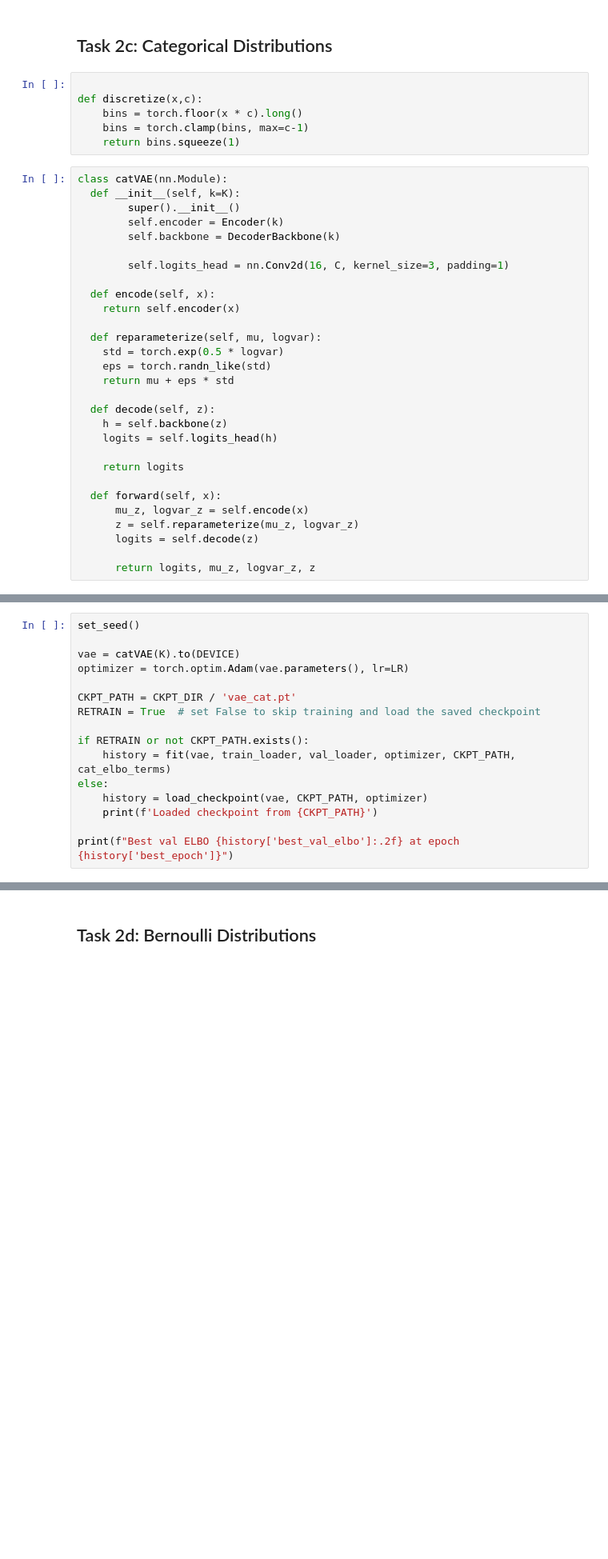
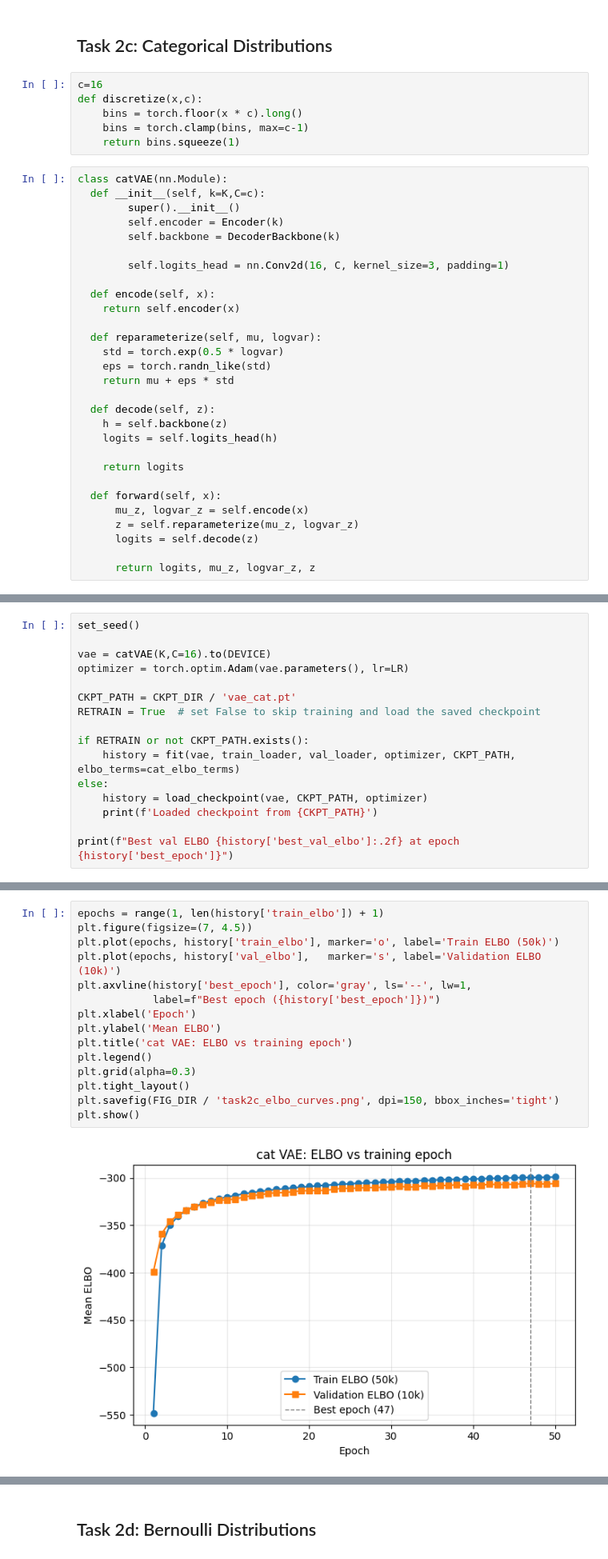
Before and after one commit to keanuLAP/GenAI-homework, a Jupyter notebook: Assignment3.ipynb, the cells around one changed output, grey strips where cells are left out. Shown at 80% size. Saved outputs shown, nothing was run; the diff lists cells and outputs as text; blank space fills up the shorter version.

```diff
--- a/Assignment3.ipynb
+++ b/Assignment3.ipynb
@@ -649,14 +681,14 @@ plt.show()
 # %% [markdown]
 ## Task 2c: Categorical Distributions
 # %%
-
+c=16
 def discretize(x,c):
     bins = torch.floor(x * c).long()
     bins = torch.clamp(bins, max=c-1)
     return bins.squeeze(1)
 # %%
 class catVAE(nn.Module):
-  def __init__(self, k=K):
+  def __init__(self, k=K,C=c):
         super().__init__()
         self.encoder = Encoder(k)
         self.backbone = DecoderBackbone(k)
@@ -703,14 +735,14 @@ def cat_elbo_terms(x, model_out):
 # %%
 set_seed()
 
-vae = catVAE(K).to(DEVICE)
+vae = catVAE(K,C=16).to(DEVICE)
 optimizer = torch.optim.Adam(vae.parameters(), lr=LR)
 
 CKPT_PATH = CKPT_DIR / 'vae_cat.pt'
 RETRAIN = True  # set False to skip training and load the saved checkpoint
 
 if RETRAIN or not CKPT_PATH.exists():
-    history = fit(vae, train_loader, val_loader, optimizer, CKPT_PATH, cat_elbo_terms)
+    history = fit(vae, train_loader, val_loader, optimizer, CKPT_PATH, elbo_terms=cat_elbo_terms)
 else:
     history = load_checkpoint(vae, CKPT_PATH, optimizer)
     print(f'Loaded checkpoint from {CKPT_PATH}')
@@ -718,0 +769,17 @@ print(f"Best val ELBO {history['best_val_elbo']:.2f} at epoch {history['best_epo
+# %%
+epochs = range(1, len(history['train_elbo']) + 1)
+plt.figure(figsize=(7, 4.5))
+plt.plot(epochs, history['train_elbo'], marker='o', label='Train ELBO (50k)')
+plt.plot(epochs, history['val_elbo'],   marker='s', label='Validation ELBO (10k)')
+plt.axvline(history['best_epoch'], color='gray', ls='--', lw=1,
+            label=f"Best epoch ({history['best_epoch']})")
+plt.xlabel('Epoch')
+plt.ylabel('Mean ELBO')
+plt.title('cat VAE: ELBO vs training epoch')
+plt.legend()
+plt.grid(alpha=0.3)
+plt.tight_layout()
+plt.savefig(FIG_DIR / 'task2c_elbo_curves.png', dpi=150, bbox_inches='tight')
+plt.show()
+# %% [output]
+[figure, added]
```
Also changed, not shown: parts of 11 cells of this notebook.
